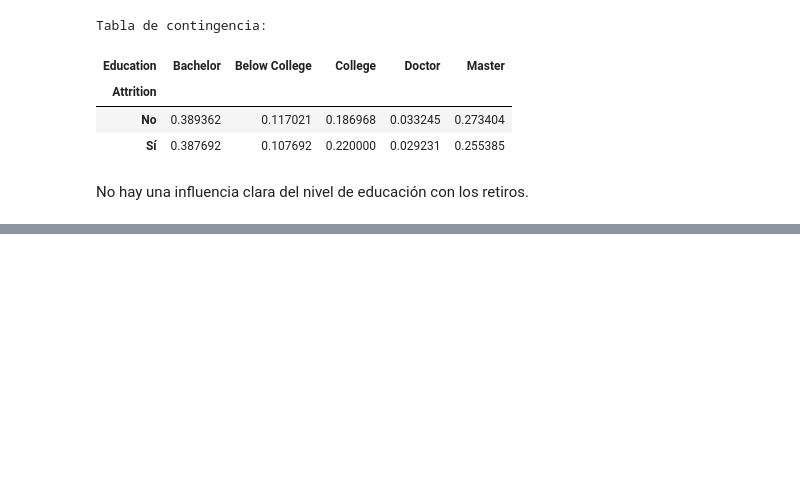
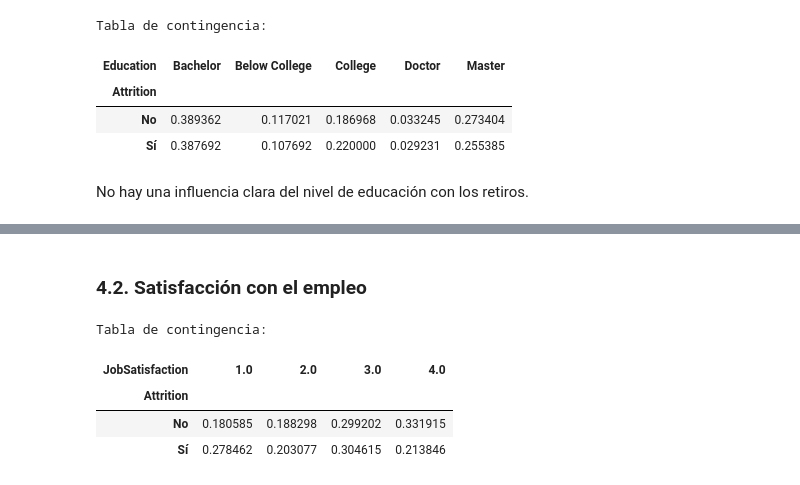
Before and after one commit to AlexanderBedoyaC/prediccion_abandono_empleo, a Jupyter notebook: c. Alex - Análisis Exploratorio.ipynb, the cells around one changed output, grey strips where cells are left out. Cells and saved outputs as stored; diff of their text form; code cells hidden in the pictures; blank space fills up the shorter version.

```diff
--- a/c. Alex - Análisis Exploratorio.ipynb
+++ b/c. Alex - Análisis Exploratorio.ipynb
@@ -92,0 +147,10 @@ No hay una influencia clara del nivel de educación con los retiros.
+# %% [markdown]
+### 4.2. Satisfacción con el empleo
+# %%
+funciones.analisisBivariado(data,['Attrition','JobSatisfaction'],"v","group")
+# %% [output]
+Tabla de contingencia:
+| JobSatisfaction | 1.0 | 2.0 | 3.0 | 4.0 |
+| Attrition |  |  |  |  |
+| No | 0.180585 | 0.188298 | 0.299202 | 0.331915 |
+| Sí | 0.278462 | 0.203077 | 0.304615 | 0.213846 |
```
Also changed, not shown: parts of 21 cells of this notebook.
